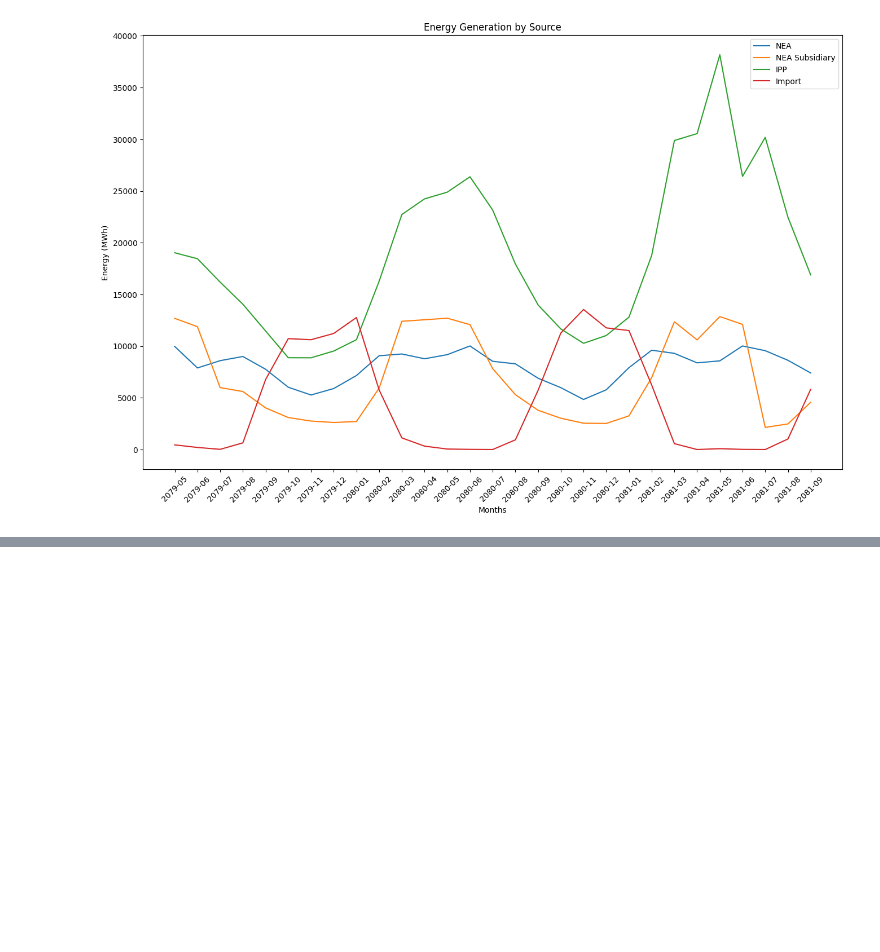
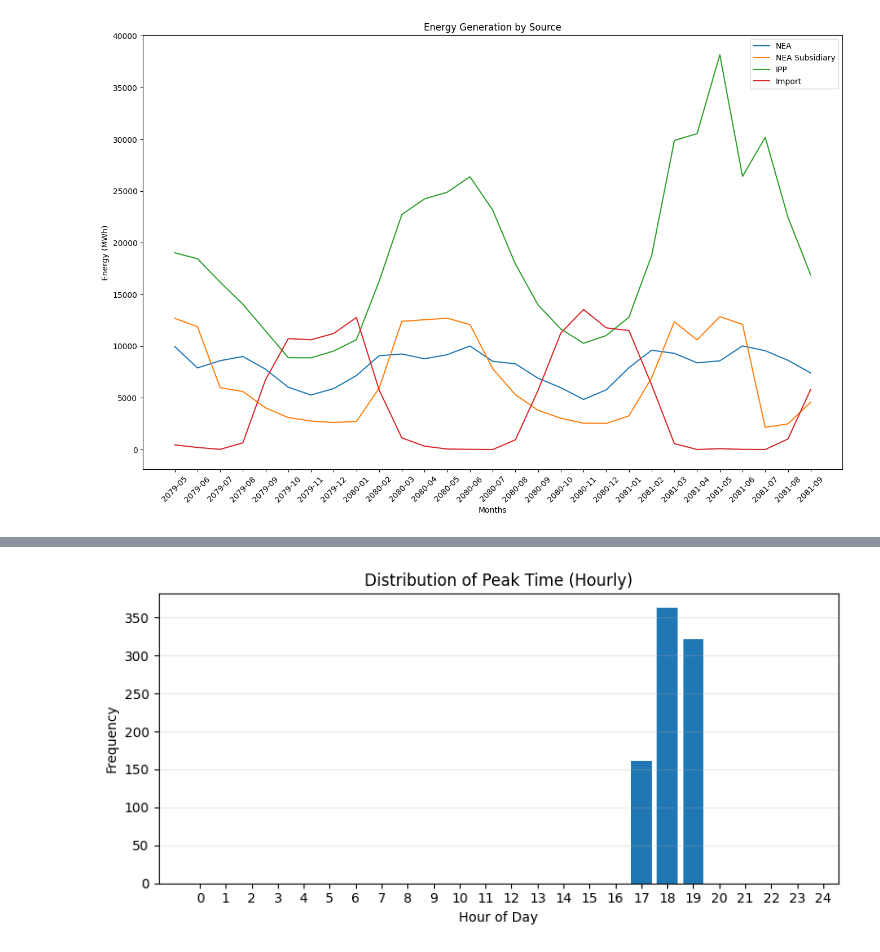
Before and after one commit to AkshyaKC/NEA-Load-Demand-Forecasting, a Jupyter notebook: data_analysis/notebook.ipynb, the cells around one changed output, grey strips where cells are left out. Drawn from its saved outputs; the diff is of its cells as text; code cells hidden in the pictures; blank space fills up the shorter version.

Commit message:
Analysis on Demand and CB Exchange at Peak time

```diff
--- a/data_analysis/notebook.ipynb
+++ b/data_analysis/notebook.ipynb
@@ -83,0 +87,3 @@ plt.show()
+# %%
+df = pd.read_csv('../csv_files/demand_cb_exchange@peak_time.csv')
+df.head(2)
@@ -83,0 +112,22 @@ plt.show()
+# %%
+plt.figure(figsize=(8, 4))
+
+# Remove rows where pk_time is '0:00'
+df = df[df['pk_time'] != '0:00']
+
+# Convert pk_time to hours for proper counting
+# Replace semicolons with colons first to handle inconsistent time formats
+df['pk_time'] = df['pk_time'].str.replace(';', ':')
+df['hour'] = pd.to_datetime(df['pk_time'], format='%H:%M').dt.hour
+
+# Create histogram with 24 bins (one for each hour)
+plt.hist(df['hour'], bins=range(25), align='left', rwidth=0.8)
+plt.title("Distribution of Peak Time (Hourly)")
+plt.xlabel("Hour of Day")
+plt.ylabel("Frequency")
+plt.xticks(range(25))
+plt.grid(axis='y', alpha=0.3)
+plt.tight_layout()
+plt.show()
+# %% [output]
+[figure, added]
```
Also changed, not shown: parts of 5 cells of this notebook.
